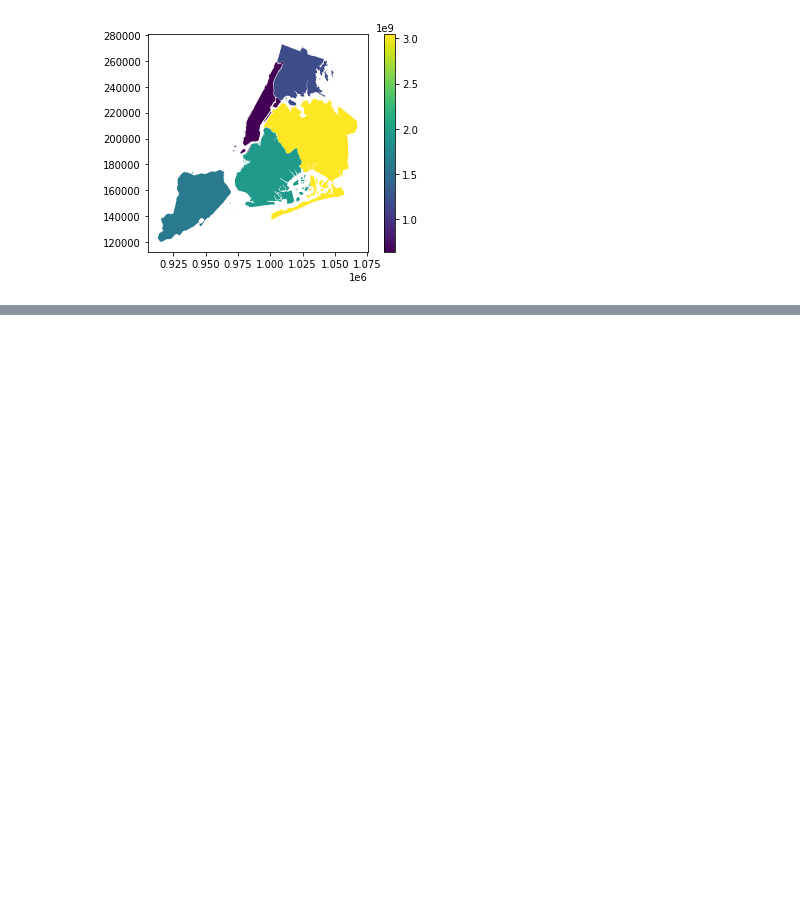
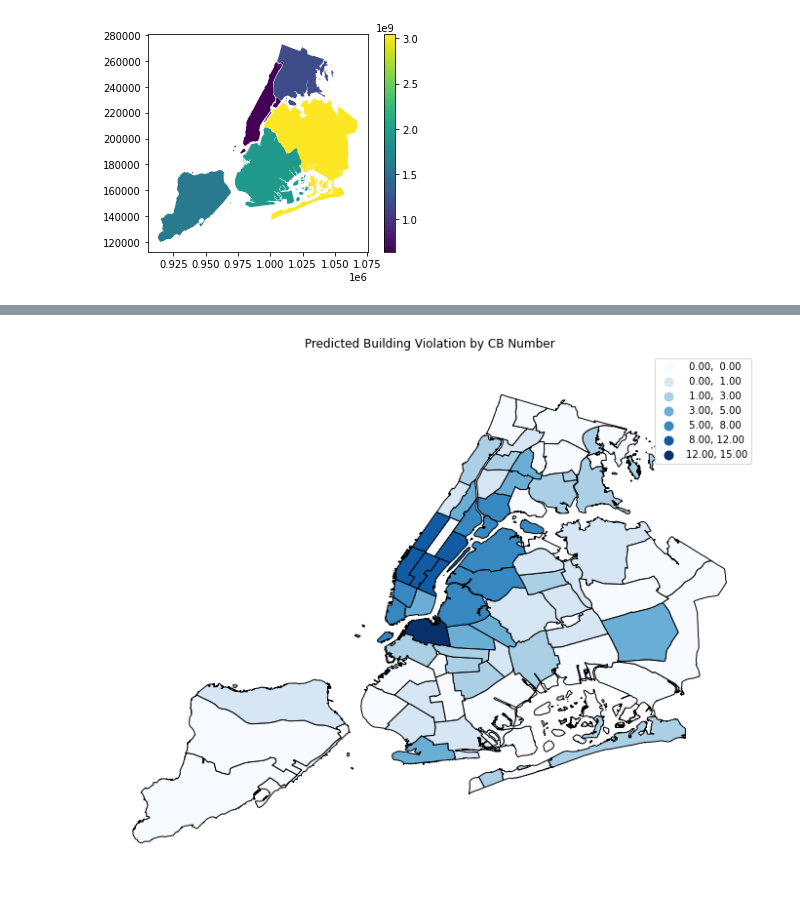
Before and after one commit to ahsan-fayyaz/DOB-Construction-Injury-Predictions, a Jupyter notebook: Maps.ipynb, the cells around one changed output, grey strips where cells are left out. Cells and saved outputs as stored; diff of their text form; code cells hidden in the pictures; blank space fills up the shorter version.

```diff
--- a/Maps.ipynb
+++ b/Maps.ipynb
@@ -56,0 +109,5 @@ map.explore("area", legend=False)
+# %%
+#convert to str
+community_board_count["Community Board"] = community_board_count["Community Board"].astype(str)
+geo_merge = gis_df.merge(community_board_count, on="Community Board", how="left")
+geo_merge.head()
@@ -56,0 +124,4 @@ map.explore("area", legend=False)
+# %%
+#Convert to string and count the null values
+geo_merge["High Risk Building Count"] = geo_merge["High Risk Building Count"].astype(str)
+geo_merge["High Risk Building Count"].value_counts()
@@ -56,0 +145,10 @@ map.explore("area", legend=False)
+# %%
+# Fill the nan values with 0
+for i in range(0,len(geo_merge)):
+  if (geo_merge["High Risk Building Count"][i] == "nan"):
+    geo_merge["High Risk Building Count"][i] = '0'
+
+
+# convert to int again
+geo_merge["High Risk Building Count"] = geo_merge["High Risk Building Count"].astype(int)
+geo_merge["High Risk Building Count"].value_counts()
@@ -56,0 +179,9 @@ map.explore("area", legend=False)
+# %%
+f, ax = plt.subplots(1, figsize=(12, 10))
+ax.set_title('Predicted Building Violation by CB Number')
+geo_merge.plot(column='High Risk Building Count', scheme='fisher_jenks', k=7,
+                         cmap=plt.cm.Blues, edgecolor='black',legend=True, ax=ax)
+ax.set_axis_off()
+plt.axis('equal');
+# %% [output]
+[figure, added]
```
Also changed, not shown: parts of 19 cells of this notebook.
